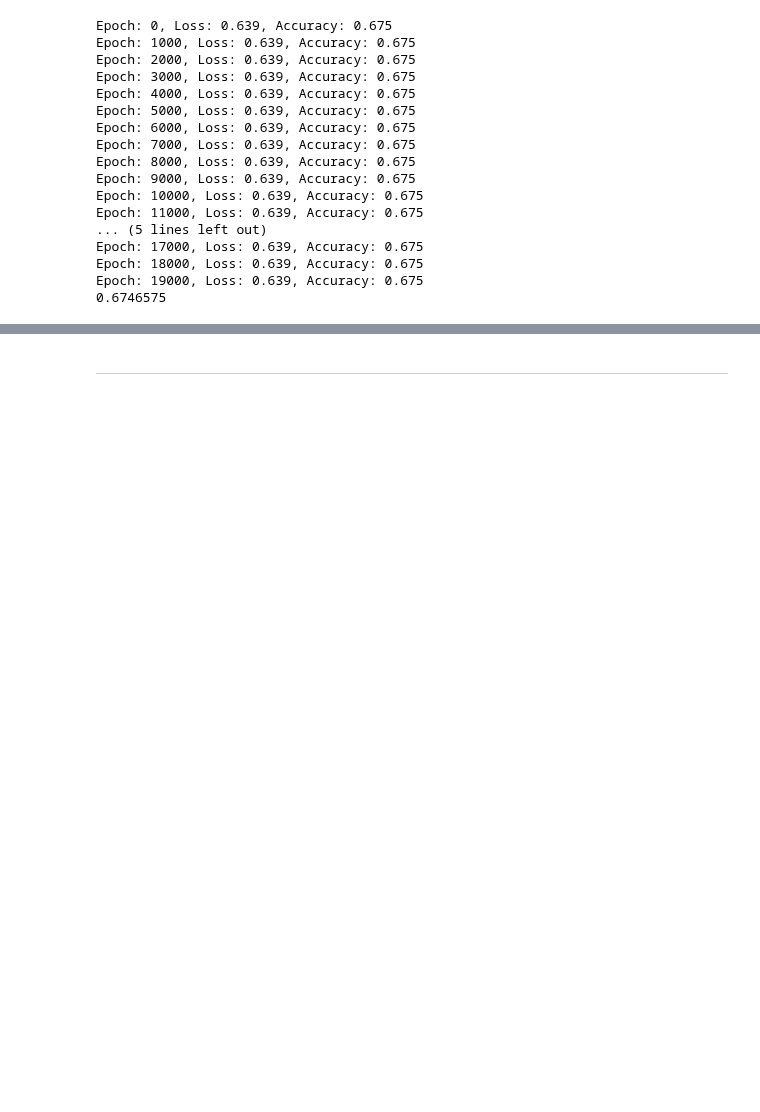
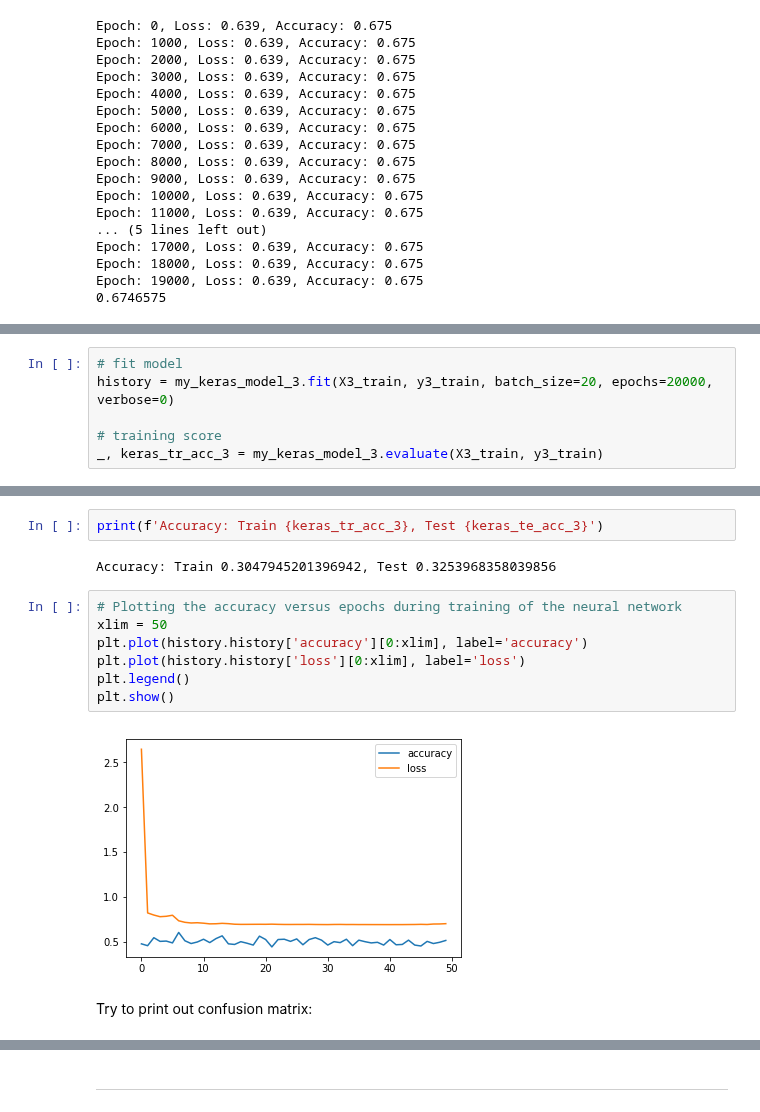
Before and after one commit to hhfchoi/Radiomics, a Jupyter notebook: Capstone - Analysis.ipynb, the cells around one changed output, grey strips where cells are left out. Saved outputs shown, nothing was run; the diff lists cells and outputs as text; blank space fills up the shorter version.

```diff
--- a/Capstone - Analysis.ipynb
+++ b/Capstone - Analysis.ipynb
@@ -1595,0 +1701,6 @@ Epoch: 19000, Loss: 0.639, Accuracy: 0.675
+# %%
+# fit model
+history = my_keras_model_3.fit(X3_train, y3_train, batch_size=20, epochs=20000, verbose=0)
+
+# training score
+_, keras_tr_acc_3 = my_keras_model_3.evaluate(X3_train, y3_train)
@@ -1595,0 +1714,15 @@ Epoch: 19000, Loss: 0.639, Accuracy: 0.675
+# %%
+print(f'Accuracy: Train {keras_tr_acc_3}, Test {keras_te_acc_3}')
+# %% [output]
+Accuracy: Train 0.3047945201396942, Test 0.3253968358039856
+# %%
+# Plotting the accuracy versus epochs during training of the neural network
+xlim = 50
+plt.plot(history.history['accuracy'][0:xlim], label='accuracy')
+plt.plot(history.history['loss'][0:xlim], label='loss')
+plt.legend()
+plt.show()
+# %% [output]
+[figure, added]
+# %% [markdown]
+Try to print out confusion matrix:
```
Also changed, not shown: parts of 12 cells of this notebook, 1 other file.
